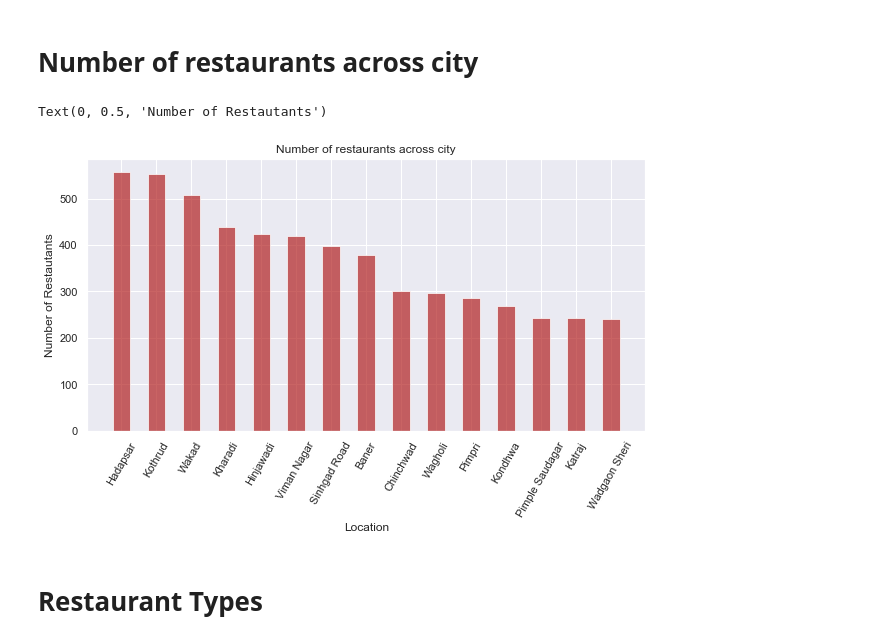
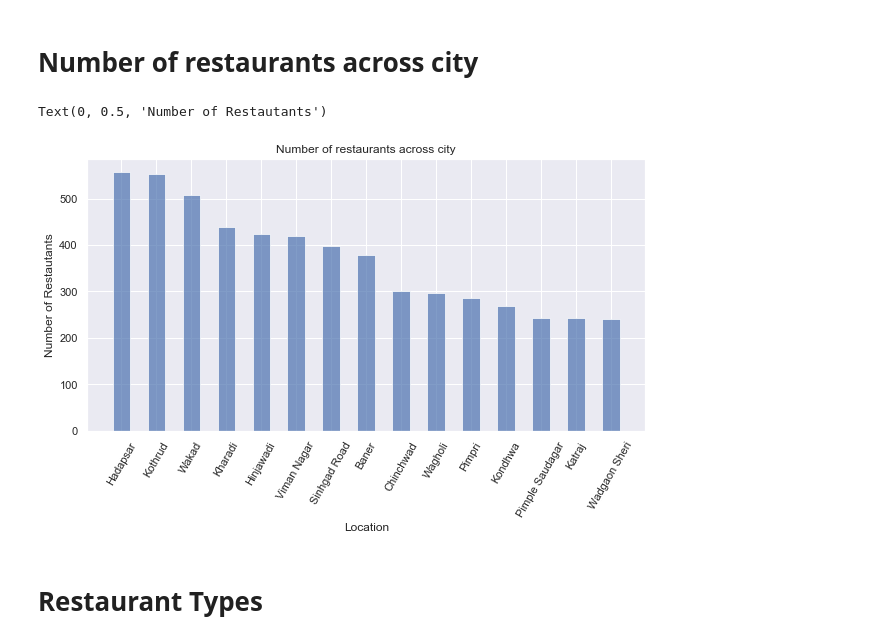
Before and after one commit to vinodiOS/Pune-Zomato-EDA, a Jupyter notebook: Zomato_Pune_EDA.ipynb, the cells around one changed output. Cells and saved outputs as stored; diff of their text form; code cells hidden in the pictures.

Commit message:
graph improvements

```diff
--- a/Zomato_Pune_EDA.ipynb
+++ b/Zomato_Pune_EDA.ipynb
@@ -133,16 +133,16 @@ Text(0, 0.5, 'Number of Restaurants')
 # %%
 locations = restaurant_data.locality.value_counts()[:15]
 places = locations.index
 values = locations.values
 plt.figure(figsize = (10,5))
 plt.xticks(rotation=60)
-plt.bar(places, values, color='firebrick',alpha=0.7,width=0.5)
+plt.bar(places, values, color='b',alpha=0.7,width=0.5)
 plt.title('Number of restaurants across city')
 plt.xlabel('Location')
 plt.ylabel('Number of Restautants')
 # %% [output]
 Text(0, 0.5, 'Number of Restautants')
-[figure, old version]
+[figure, new version]
 # %% [markdown]
 # Restaurant Types
 # %%
```
Also changed, not shown: parts of 3 cells of this notebook.
